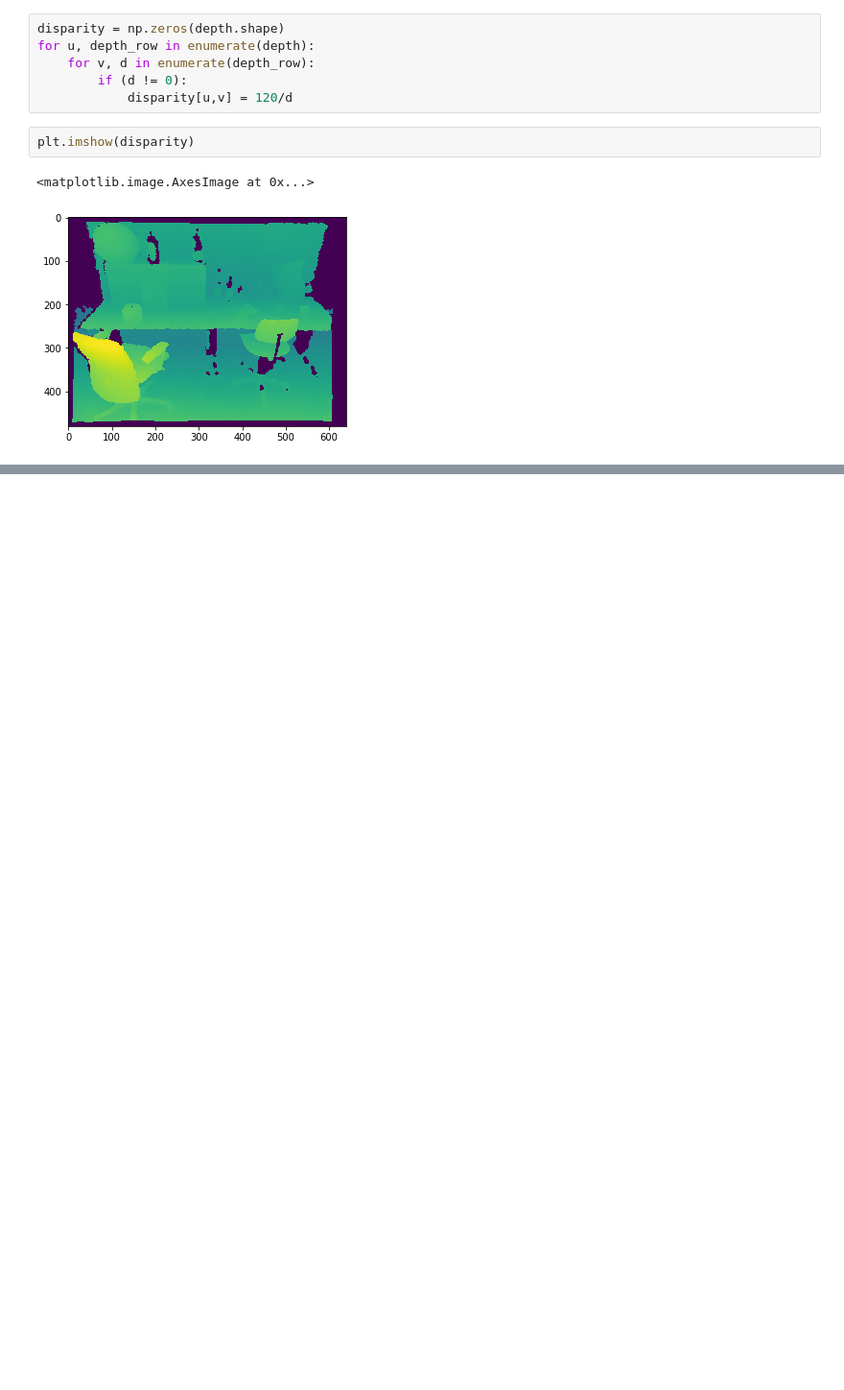
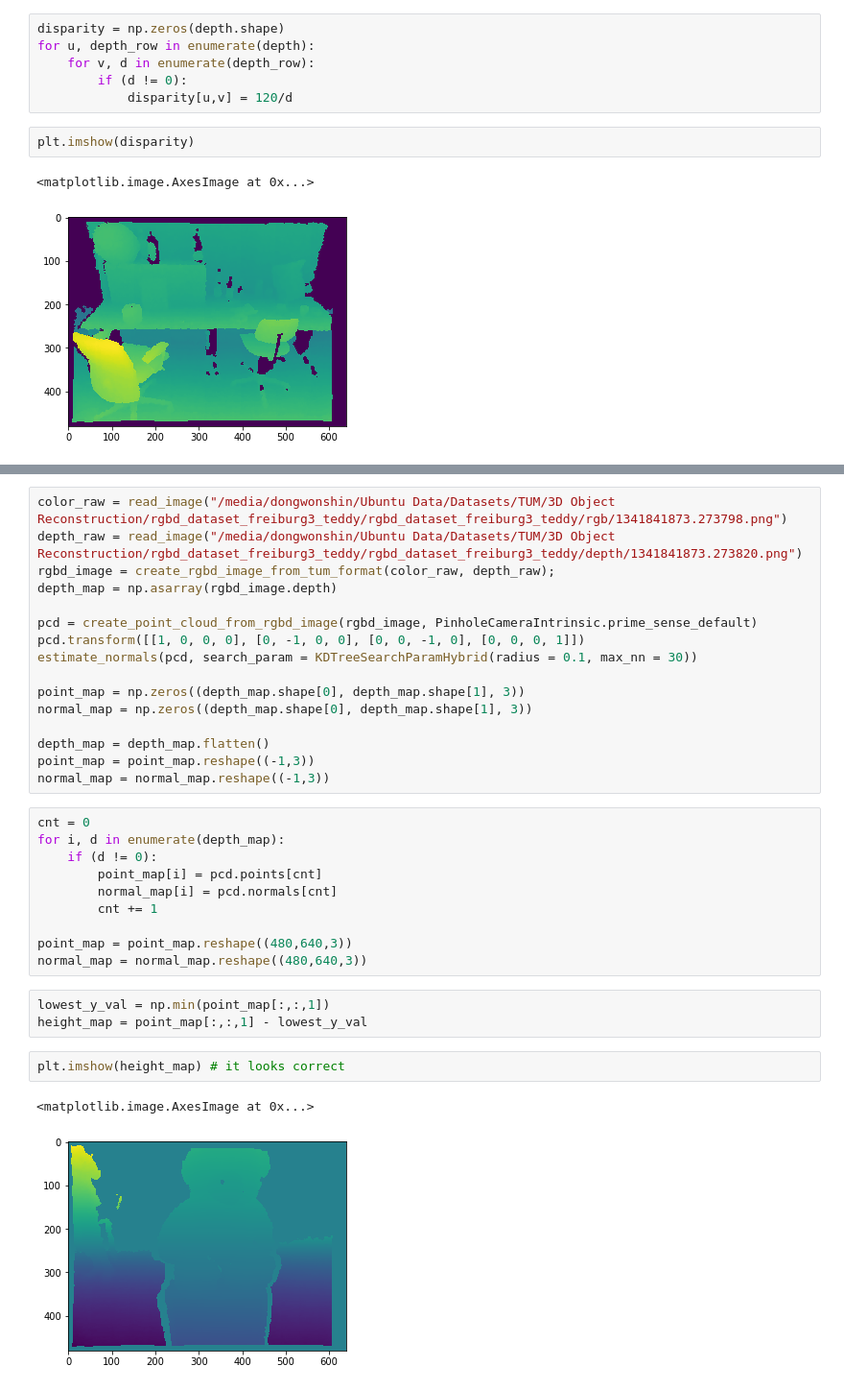
Before and after one commit to JustWon/HHA_encoding, a Jupyter notebook: HHA_encoding.ipynb, the cells around one changed output, grey strips where cells are left out. Shown at 96% size. Drawn from its saved outputs; the diff is of its cells as text; blank space fills up the shorter version.

```diff
--- a/HHA_encoding.ipynb
+++ b/HHA_encoding.ipynb
@@ -174,0 +197,34 @@ Use numpy.asarray() to access data.
+# %%
+color_raw = read_image("/media/dongwonshin/Ubuntu Data/Datasets/TUM/3D Object Reconstruction/rgbd_dataset_freiburg3_teddy/rgbd_dataset_freiburg3_teddy/rgb/1341841873.273798.png")
+depth_raw = read_image("/media/dongwonshin/Ubuntu Data/Datasets/TUM/3D Object Reconstruction/rgbd_dataset_freiburg3_teddy/rgbd_dataset_freiburg3_teddy/depth/1341841873.273820.png")
+rgbd_image = create_rgbd_image_from_tum_format(color_raw, depth_raw);
+depth_map = np.asarray(rgbd_image.depth)
+
+pcd = create_point_cloud_from_rgbd_image(rgbd_image, PinholeCameraIntrinsic.prime_sense_default)
+pcd.transform([[1, 0, 0, 0], [0, -1, 0, 0], [0, 0, -1, 0], [0, 0, 0, 1]])
+estimate_normals(pcd, search_param = KDTreeSearchParamHybrid(radius = 0.1, max_nn = 30))
+
+point_map = np.zeros((depth_map.shape[0], depth_map.shape[1], 3))
+normal_map = np.zeros((depth_map.shape[0], depth_map.shape[1], 3))
+
+depth_map = depth_map.flatten()
+point_map = point_map.reshape((-1,3))
+normal_map = normal_map.reshape((-1,3))
+# %%
+cnt = 0
+for i, d in enumerate(depth_map):
+    if (d != 0):
+        point_map[i] = pcd.points[cnt]
+        normal_map[i] = pcd.normals[cnt]
+        cnt += 1
+
+point_map = point_map.reshape((480,640,3))
+normal_map = normal_map.reshape((480,640,3))
+# %%
+lowest_y_val = np.min(point_map[:,:,1])
+height_map = point_map[:,:,1] - lowest_y_val
+# %%
+plt.imshow(height_map) # it looks correct
+# %% [output]
+<matplotlib.image.AxesImage at 0x...>
+[figure, added]
```
Also changed, not shown: parts of 21 cells of this notebook, 1 other file.
